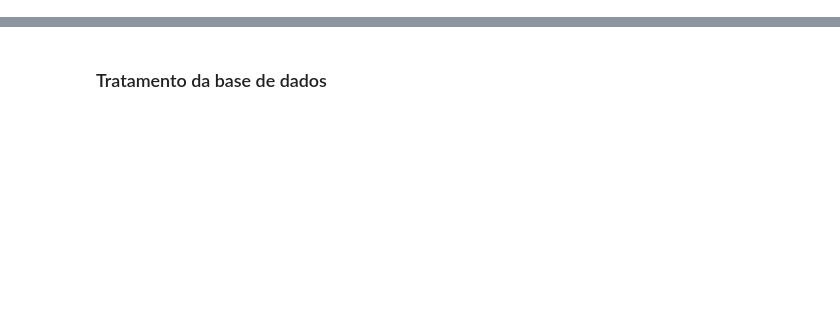
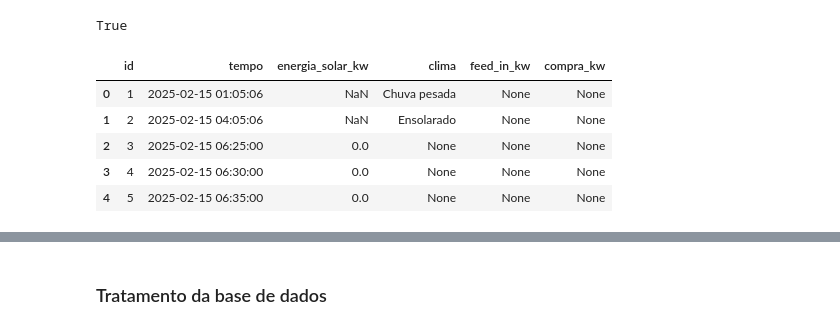
Before and after one commit to Projetos-III-UFPA-2024-4/engenheiros-do-acaii, a Jupyter notebook: backend/servicos/previsao-producao/modelo_prophet.ipynb, the cells around one changed output, grey strips where cells are left out. Saved outputs shown, nothing was run; the diff lists cells and outputs as text; code cells hidden in the pictures; blank space fills up the shorter version.

```diff
--- a/backend/servicos/previsao-producao/modelo_prophet.ipynb
+++ b/backend/servicos/previsao-producao/modelo_prophet.ipynb
@@ -22,0 +16,5 @@ data['Tempo'] = pd.to_datetime(data['Tempo'])
+# %%
+# 🔹 Carregar variáveis do .env
+load_dotenv()
+# %% [output]
+True
@@ -23,2 +37,11 @@ data['Tempo'] = pd.to_datetime(data['Tempo'])
+# %%
+df.head()
+# %% [output]
+|  | id | tempo | energia_solar_kw | clima | feed_in_kw | compra_kw |
+| 0 | 1 | 2025-02-15 01:05:06 | NaN | Chuva pesada | None | None |
+| 1 | 2 | 2025-02-15 04:05:06 | NaN | Ensolarado | None | None |
+| 2 | 3 | 2025-02-15 06:25:00 | 0.0 | None | None | None |
+| 3 | 4 | 2025-02-15 06:30:00 | 0.0 | None | None | None |
+| 4 | 5 | 2025-02-15 06:35:00 | 0.0 | None | None | None |
 # %%
 # Preparando dados para Prophet
```
Also changed, not shown: parts of 23 cells of this notebook, 1 other file.
